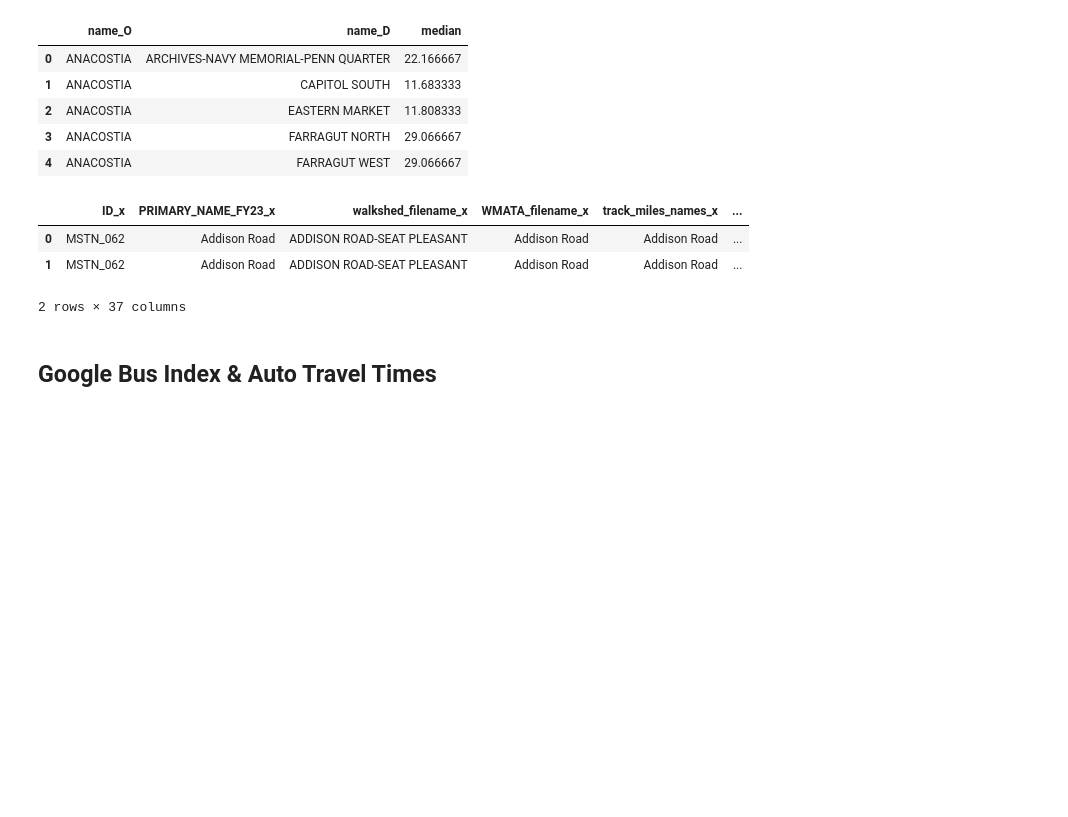
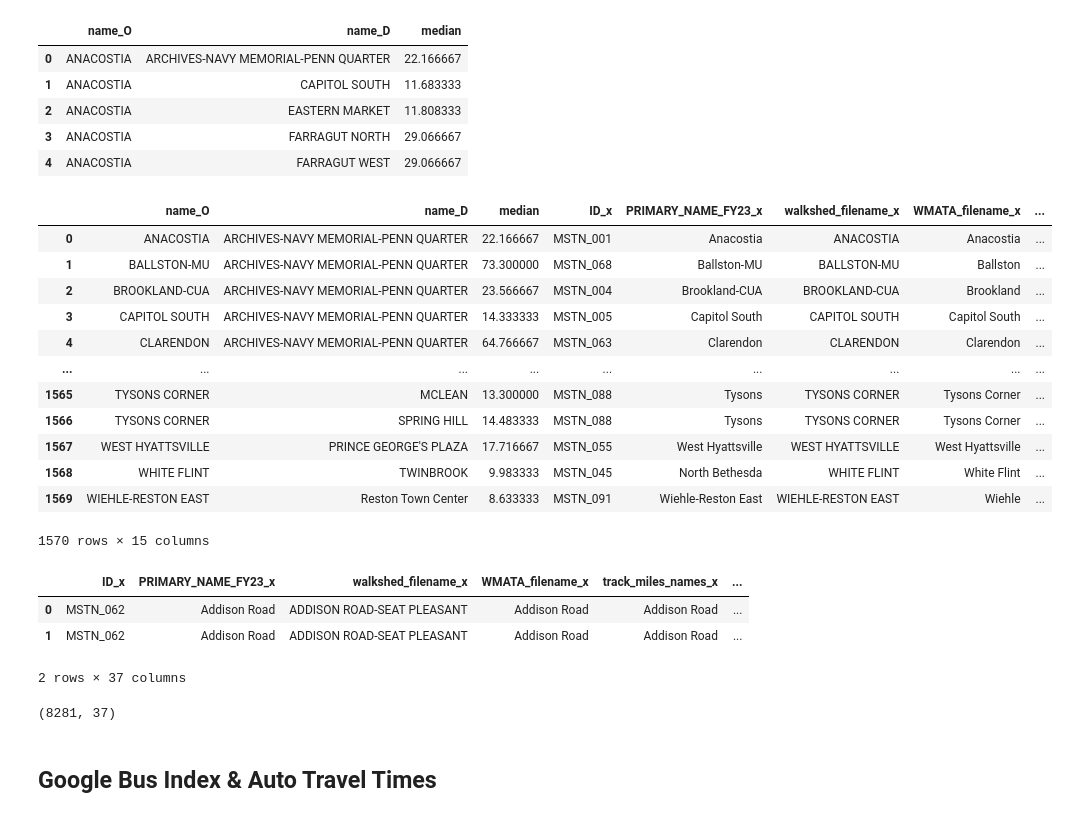
Before and after one commit to GEOSMASH/wmata-code, a Jupyter notebook: Modeling/dataframe_creation_final.ipynb, the cells around one changed output. Saved outputs shown, nothing was run; the diff lists cells and outputs as text; code cells hidden in the pictures; blank space fills up the shorter version.

```diff
--- a/Modeling/dataframe_creation_final.ipynb
+++ b/Modeling/dataframe_creation_final.ipynb
@@ -428,3 +444,22 @@ bike_tt.head()
 | 2 | ANACOSTIA | EASTERN MARKET | 11.808333 |
 | 3 | ANACOSTIA | FARRAGUT NORTH | 29.066667 |
 | 4 | ANACOSTIA | FARRAGUT WEST | 29.066667 |
+# %%
+bike_tt2 = bike_tt.merge(mstns, left_on = 'name_O', right_on = 'walkshed_filename')
+bike_tt2 = bike_tt2.merge(mstns, left_on = 'name_D', right_on = 'walkshed_filename')
+# %%
+bike_tt2
+# %% [output]
+|  | name_O | name_D | median | ID_x | PRIMARY_NAME_FY23_x | walkshed_filename_x | WMATA_filename_x | ... |
+| 0 | ANACOSTIA | ARCHIVES-NAVY MEMORIAL-PENN QUARTER | 22.166667 | MSTN_001 | Anacostia | ANACOSTIA | Anacostia | ... |
+| 1 | BALLSTON-MU | ARCHIVES-NAVY MEMORIAL-PENN QUARTER | 73.300000 | MSTN_068 | Ballston-MU | BALLSTON-MU | Ballston | ... |
+| 2 | BROOKLAND-CUA | ARCHIVES-NAVY MEMORIAL-PENN QUARTER | 23.566667 | MSTN_004 | Brookland-CUA | BROOKLAND-CUA | Brookland | ... |
+| 3 | CAPITOL SOUTH | ARCHIVES-NAVY MEMORIAL-PENN QUARTER | 14.333333 | MSTN_005 | Capitol South | CAPITOL SOUTH | Capitol South | ... |
+| 4 | CLARENDON | ARCHIVES-NAVY MEMORIAL-PENN QUARTER | 64.766667 | MSTN_063 | Clarendon | CLARENDON | Clarendon | ... |
+| ... | ... | ... | ... | ... | ... | ... | ... | ... |
+| 1565 | TYSONS CORNER | MCLEAN | 13.300000 | MSTN_088 | Tysons | TYSONS CORNER | Tysons Corner | ... |
+| 1566 | TYSONS CORNER | SPRING HILL | 14.483333 | MSTN_088 | Tysons | TYSONS CORNER | Tysons Corner | ... |
+| 1567 | WEST HYATTSVILLE | PRINCE GEORGE'S PLAZA | 17.716667 | MSTN_055 | West Hyattsville | WEST HYATTSVILLE | West Hyattsville | ... |
+| 1568 | WHITE FLINT | TWINBROOK | 9.983333 | MSTN_045 | North Bethesda | WHITE FLINT | White Flint | ... |
+| 1569 | WIEHLE-RESTON EAST | Reston Town Center | 8.633333 | MSTN_091 | Wiehle-Reston East | WIEHLE-RESTON EAST | Wiehle | ... |
+1570 rows × 15 columns
@@ -441,6 +478,10 @@ allvars_dataframe_new.head(2)
 | 0 | MSTN_062 | Addison Road | ADDISON ROAD-SEAT PLEASANT | Addison Road | Addison Road | ... |
 | 1 | MSTN_062 | Addison Road | ADDISON ROAD-SEAT PLEASANT | Addison Road | Addison Road | ... |
 2 rows × 37 columns
+# %%
+allvars_dataframe_new.shape
+# %% [output]
+(8281, 37)
 # %% [markdown]
 ## Google Bus Index & Auto Travel Times
 # %%
```
Also changed, not shown: parts of 53 cells of this notebook, 9 other files.
